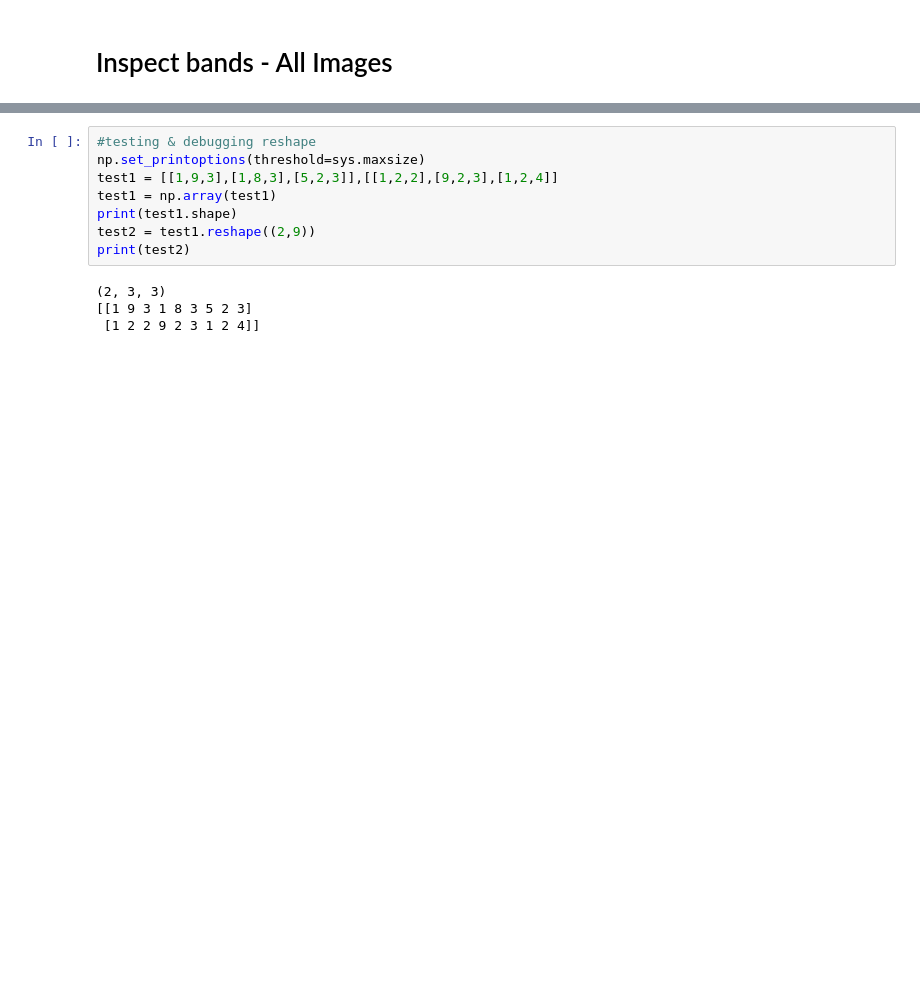
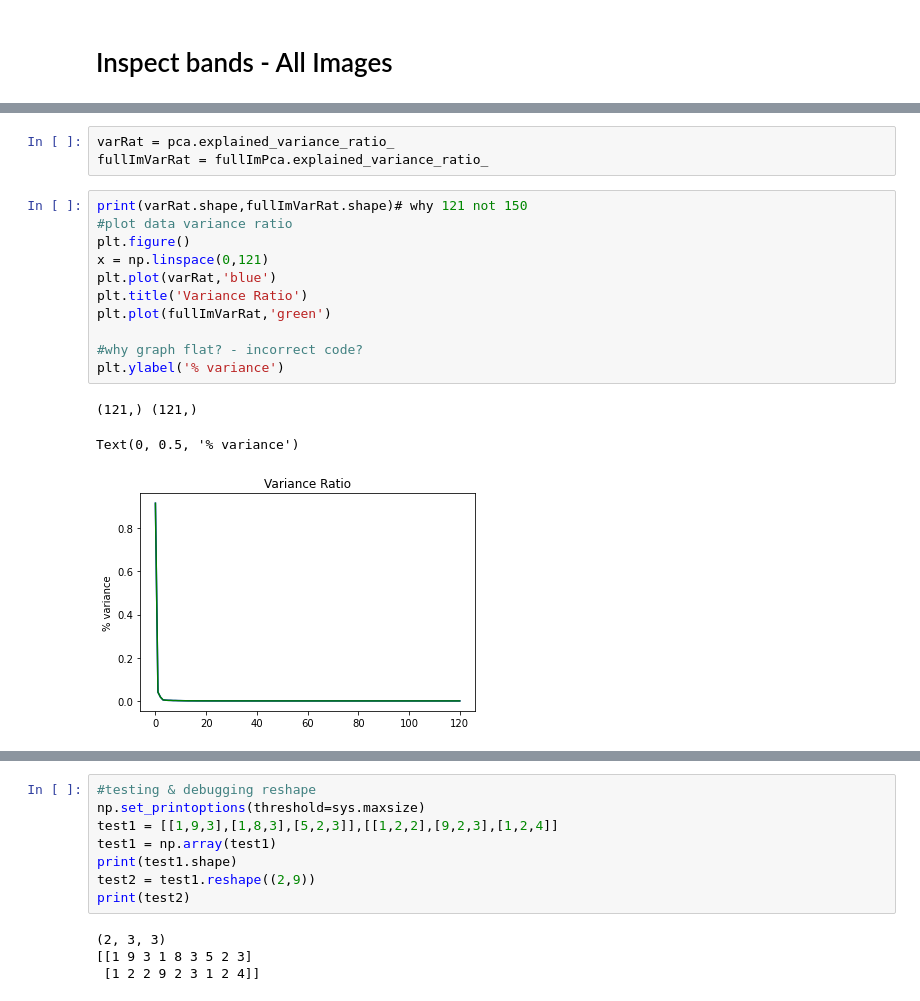
Before and after one commit to oakleighw/remote_sensing_hyperspectral_soil, a Jupyter notebook: dataset.ipynb, the cells around one changed output, grey strips where cells are left out. Drawn from its saved outputs; the diff is of its cells as text; blank space fills up the shorter version.

```diff
--- a/dataset.ipynb
+++ b/dataset.ipynb
@@ -241,0 +324,18 @@ plotBands(means,stds)
+# %%
+varRat = pca.explained_variance_ratio_
+fullImVarRat = fullImPca.explained_variance_ratio_
+# %%
+print(varRat.shape,fullImVarRat.shape)# why 121 not 150
+#plot data variance ratio
+plt.figure()
+x = np.linspace(0,121)
+plt.plot(varRat,'blue')
+plt.title('Variance Ratio')
+plt.plot(fullImVarRat,'green')
+
+#why graph flat? - incorrect code?
+plt.ylabel('% variance')
+# %% [output]
+(121,) (121,)
+Text(0, 0.5, '% variance')
+[figure, added]
```
Also changed, not shown: parts of 36 cells of this notebook.
